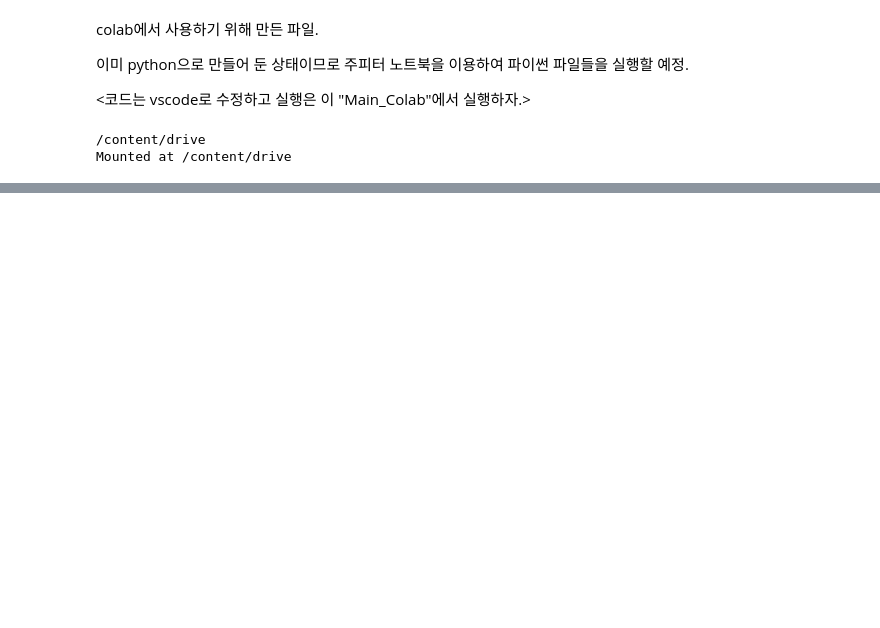
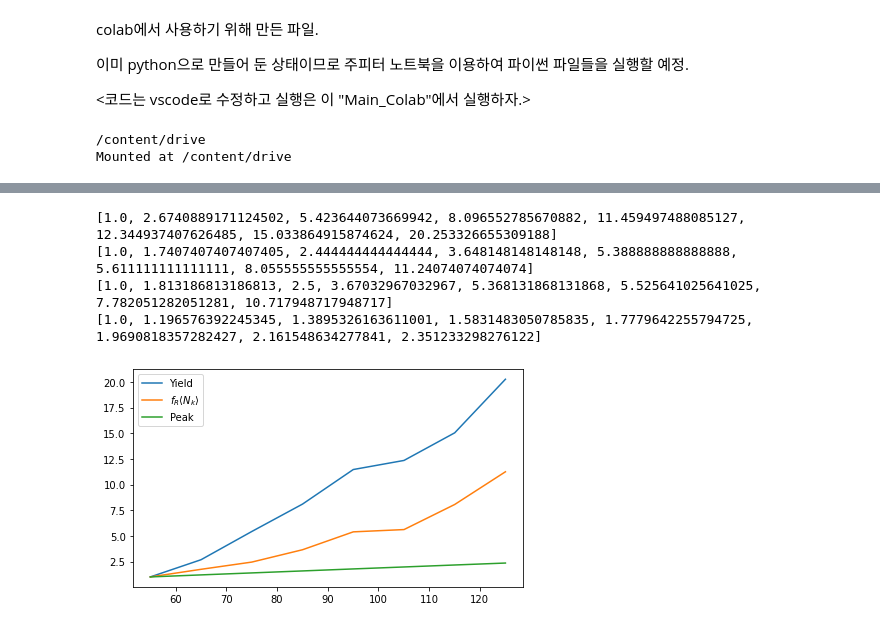
Before and after one commit to kisbi3/Momentum_Kick_Core, a Jupyter notebook: Main_Colab.ipynb, the cells around one changed output, grey strips where cells are left out. Cells and saved outputs as stored; diff of their text form; code cells hidden in the pictures; blank space fills up the shorter version.

Commit message:
multiplicity 데이터를 한번에 넣고 fitting하는 것을 구현하는중

```diff
--- a/Main_Colab.ipynb
+++ b/Main_Colab.ipynb
@@ -58,0 +68,46 @@ Total end : 2.080 sec
+# %%
+import matplotlib.pyplot as plt
+N = [24.94788044,34.95265487,44.96613648,54.97636434,64.98323209,75.00386421,85.03062626,95.03798167,105.0522315,115.0603414,125.0724914]
+Yield = [-0.000104609,-0.000118354,0.000165537,0.002481772,0.006636479,0.013460248,0.020093798,0.02843986,0.03063732,0.037310625,0.050264139]
+
+N_cut = [54.97636434,64.98323209,75.00386421,85.03062626,95.03798167,105.0522315,115.0603414,125.0724914]
+Yield_cut = [0.002481772,0.006636479,0.013460248,0.020093798,0.02843986,0.03063732,0.037310625,0.050264139]
+
+Peak = [2.883255591, 3.450035573, 4.006377685, 4.564621202, 5.126325294, 5.677366212, 6.232297185, 6.779206553]
+
+# 130 이상은 Yield data가 없음.
+# Nk1 : T가 mean pT에 따라서 고정
+Nk1_list = [0.54, 0.94, 1.32, 1.97, 2.91, 3.03, 4.35, 6.07]
+
+# Nk2 : q, T  모두 multiplicity에 의존 x
+Nk2_list = [0.546, 0.990, 1.365, 2.004, 2.931, 3.017, 4.249, 5.852]
+
+Yield_fin = []
+Nk1_fin = []
+Nk2_fin = []
+Peak_fin = []
+for Yield, Nk1, Nk2, peak in zip(Yield_cut, Nk1_list, Nk2_list, Peak):
+  Yield_fin.append(Yield/0.002481772)
+  Nk1_fin.append(Nk1/0.54)
+  Nk2_fin.append(Nk2/0.546)
+  Peak_fin.append(peak/2.883255591)
+
+print(Yield_fin)
+print(Nk1_fin)
+print(Nk2_fin)
+print(Peak_fin)
+
+fig = plt.figure()
+ax = plt.axes()
+fig.set_size_inches(7, 4)
+plt.plot(N_cut, Yield_fin, label='Yield')
+plt.plot(N_cut, Nk1_fin, label=r'$f_R \langle N_k \rangle$')
+plt.plot(N_cut, Peak_fin, label='Peak')
+plt.legend()
+plt.show()
+# %% [output]
+[1.0, 2.6740889171124502, 5.423644073669942, 8.096552785670882, 11.459497488085127, 12.344937407626485, 15.033864915874624, 20.253326655309188]
+[1.0, 1.7407407407407405, 2.444444444444444, 3.648148148148148, 5.388888888888888, 5.611111111111111, 8.055555555555554, 11.24074074074074]
+[1.0, 1.813186813186813, 2.5, 3.67032967032967, 5.368131868131868, 5.525641025641025, 7.782051282051281, 10.717948717948717]
+[1.0, 1.196576392245345, 1.3895326163611001, 1.5831483050785835, 1.7779642255794725, 1.9690818357282427, 2.161548634277841, 2.351233298276122]
+[figure, added]
```
Also changed, not shown: parts of 4 cells of this notebook, 25 other files.
